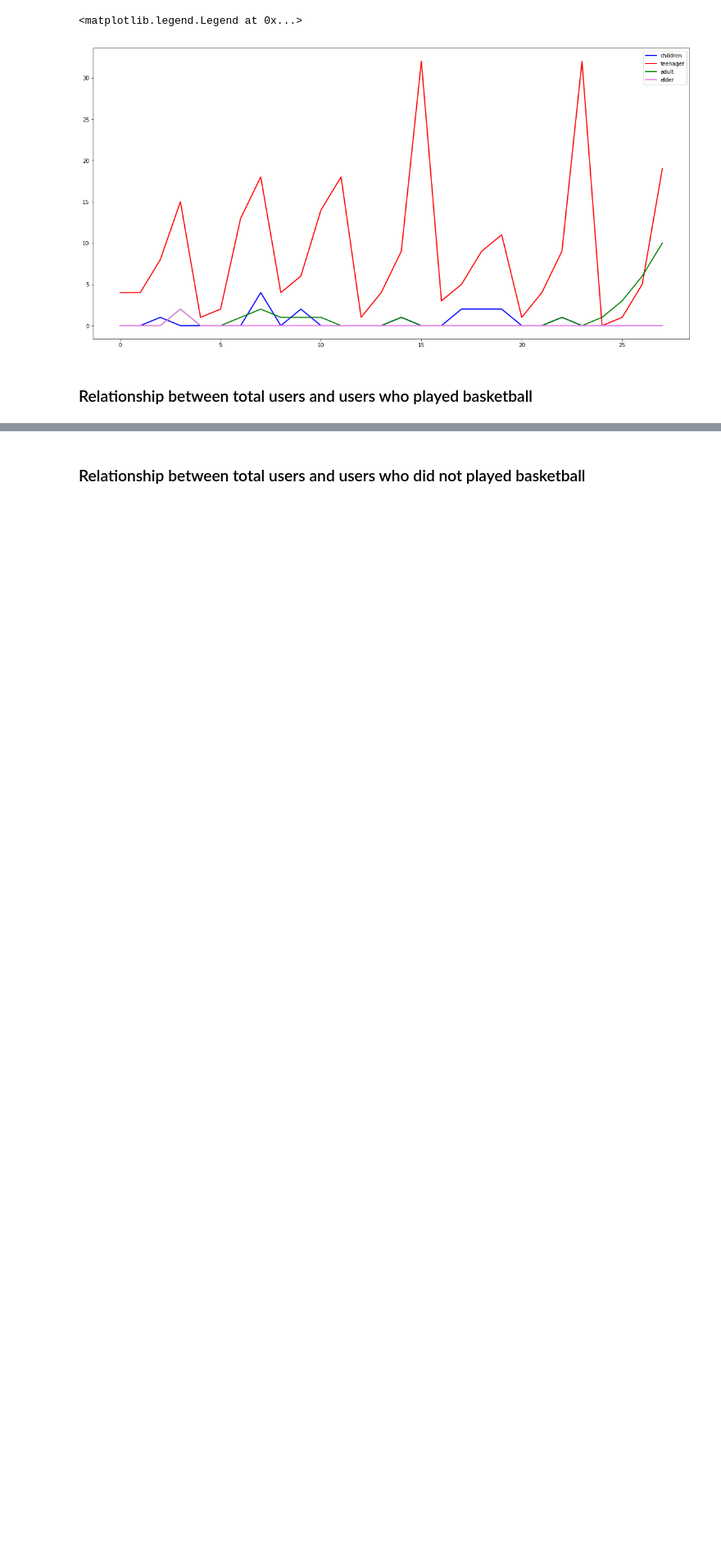
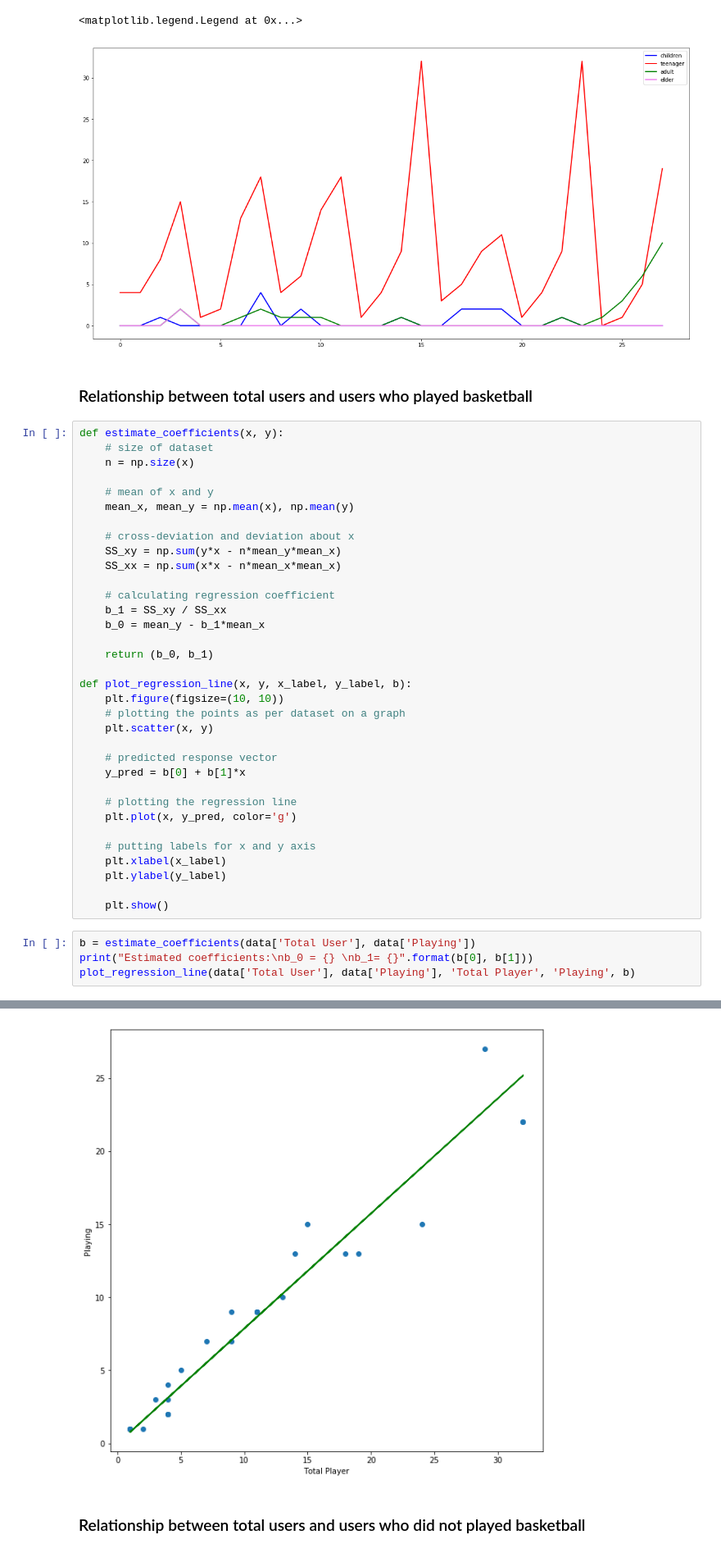
Before and after one commit to badgooooor/basketball-survey, a Jupyter notebook: Basketball Court Survey - Data Analysis.ipynb, the cells around one changed output, grey strips where cells are left out. Shown at 82% size. Saved outputs shown, nothing was run; the diff lists cells and outputs as text; blank space fills up the shorter version.

```diff
--- a/Basketball Court Survey - Data Analysis.ipynb
+++ b/Basketball Court Survey - Data Analysis.ipynb
@@ -73,3 +73,42 @@ plt.legend()
 [figure]
 # %% [markdown]
 ### Relationship between total users and users who played basketball
+# %%
+def estimate_coefficients(x, y):
+    # size of dataset
+    n = np.size(x)
+
+    # mean of x and y
+    mean_x, mean_y = np.mean(x), np.mean(y)
+
+    # cross-deviation and deviation about x
+    SS_xy = np.sum(y*x - n*mean_y*mean_x)
+    SS_xx = np.sum(x*x - n*mean_x*mean_x)
+
+    # calculating regression coefficient
+    b_1 = SS_xy / SS_xx
+    b_0 = mean_y - b_1*mean_x
+
+    return (b_0, b_1)
+
+def plot_regression_line(x, y, x_label, y_label, b):
+    plt.figure(figsize=(10, 10))
+    # plotting the points as per dataset on a graph
+    plt.scatter(x, y)
+
+    # predicted response vector
+    y_pred = b[0] + b[1]*x
+
+    # plotting the regression line
+    plt.plot(x, y_pred, color='g')
+
+    # putting labels for x and y axis
+    plt.xlabel(x_label)
+    plt.ylabel(y_label)
+
+    plt.show()
+# %%
+b = estimate_coefficients(data['Total User'], data['Playing'])
+print("Estimated coefficients:\nb_0 = {} \nb_1= {}".format(b[0], b[1]))
+plot_regression_line(data['Total User'], data['Playing'], 'Total Player', 'Playing', b)
+# %% [output]
@@ -76,2 +118,3 @@ plt.legend()
+[figure, added]
 # %% [markdown]
 ### Relationship between total users and users who did not played basketball
```
Also changed, not shown: parts of 2 cells of this notebook.
